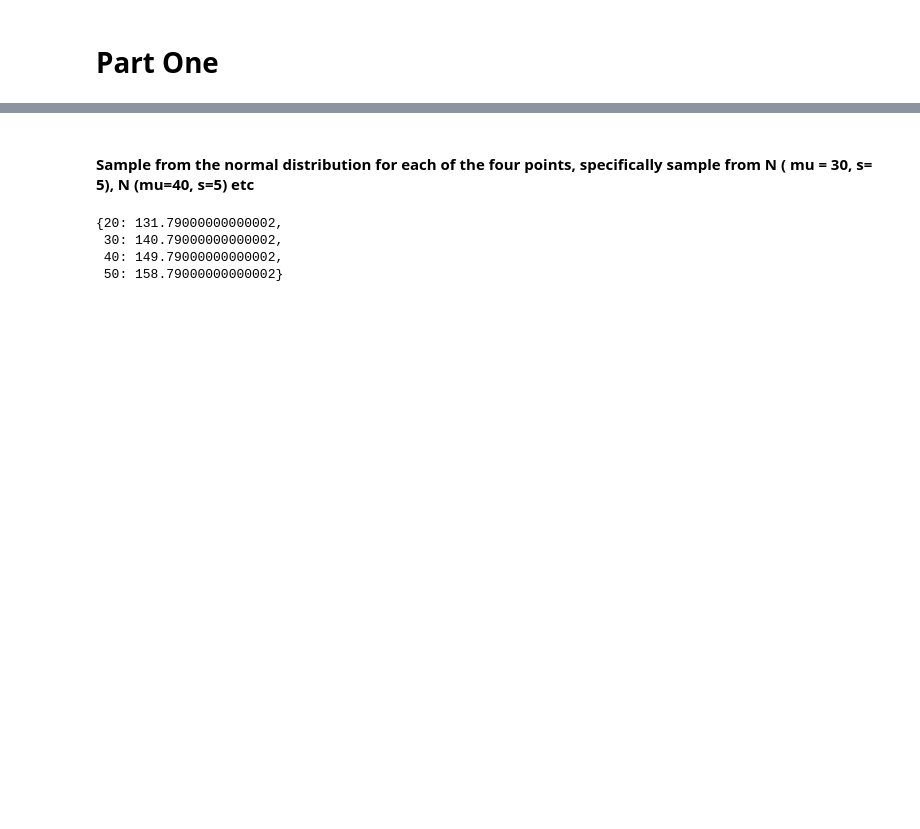
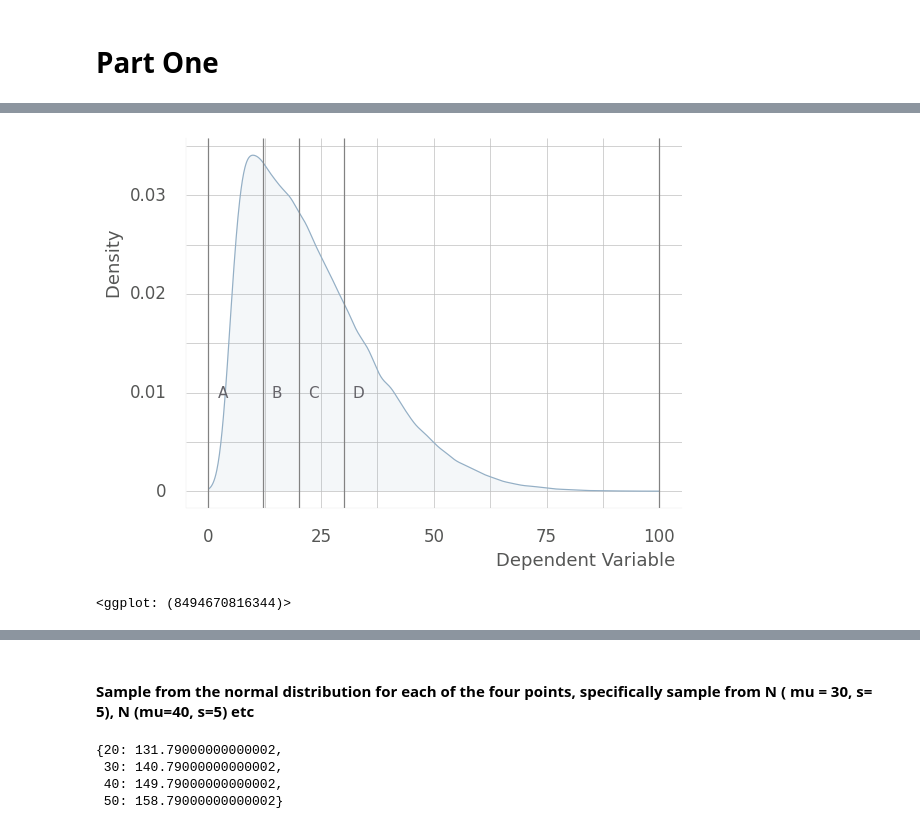
Before and after one commit to steed360/Data-Analysis, a Jupyter notebook: a_Regression_Errors.ipynb, the cells around one changed output, grey strips where cells are left out. Saved outputs shown, nothing was run; the diff lists cells and outputs as text; code cells hidden in the pictures; blank space fills up the shorter version.

```diff
--- a/a_Regression_Errors.ipynb
+++ b/a_Regression_Errors.ipynb
@@ -130,0 +192,30 @@ def SWD_theme ():
+# %%
+df_annot =  pd.DataFrame ({ 'x': bins[0:4], 'y':[0.01]*4, 'label': labels })
+# %%
+#from plotnine import geom_violin
+#from plotnine import ggplot, aes, theme
+
+t = theme(
+          # Overrides
+          axis_title_y = element_text(angle = 90, va = 'bottom', ha = 'left', size = 13, color = GRAY3, y = 0.5),
+          axis_title_x = element_text(  size = 13, color = GRAY3, x=0.75),
+          #panel_grid_major_y=element_blank(),
+          legend_position="none"
+)
+
+region = bins
+
+fig = \
+(ggplot(df, aes('value'))
+  + geom_density (alpha=0.1,  color=BLUE4, fill=BLUE4)
+  + annotate(geom_vline, xintercept=region, color=GRAY6)
+  + geom_text (df_annot, aes(x='x', y='y', label='label' ) , color=GRAY4, ha='left', nudge_x=2)
+  + labs(y = "    Density"  , x = "Dependent Variable")
+  +SWD_theme() + t
+)
+
+
+fig
+# %% [output]
+[figure, added]
+<ggplot: (8494670816344)>
```
Also changed, not shown: parts of 17 cells of this notebook.
